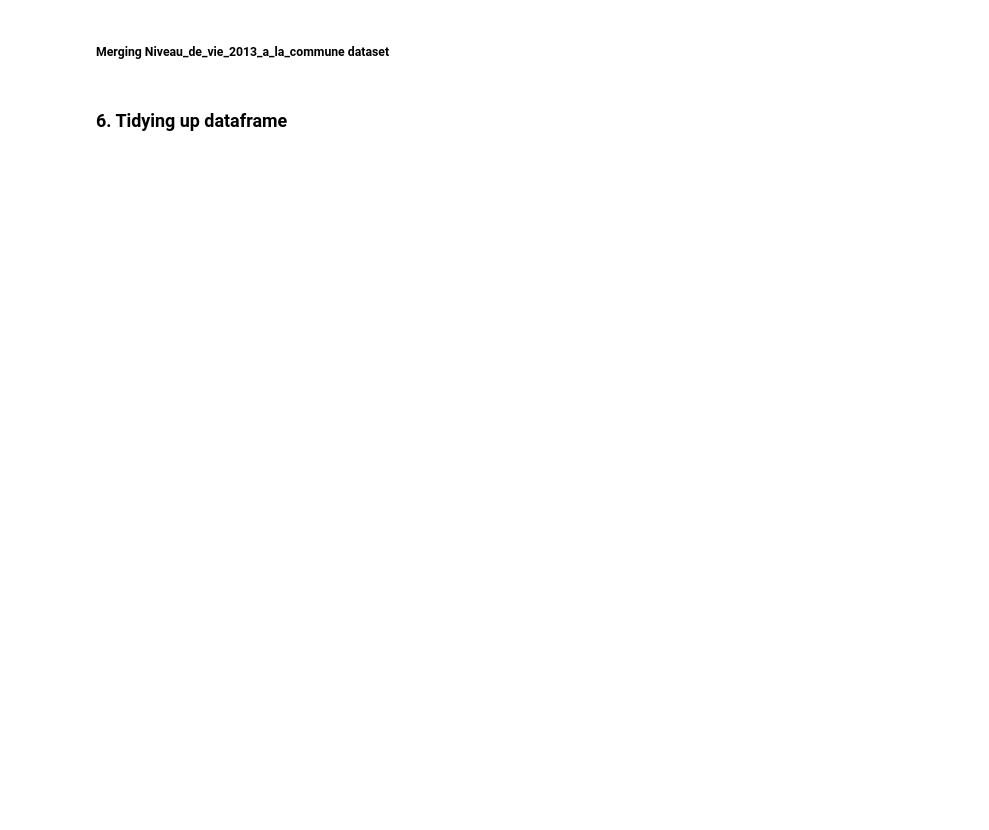
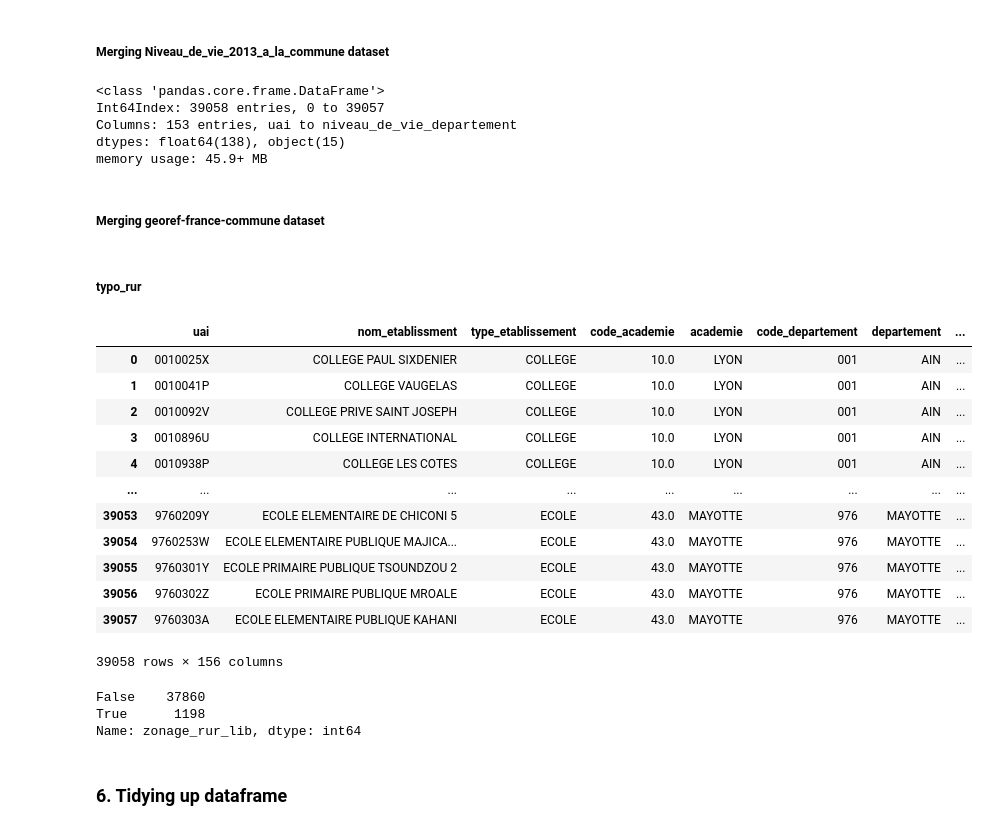
Before and after one commit to crish1eev1/indice-de-position-sociale, a Jupyter notebook: data-processing.ipynb, the cells around one changed output. Cells and saved outputs as stored; diff of their text form; code cells hidden in the pictures; blank space fills up the shorter version.

```diff
--- a/data-processing.ipynb
+++ b/data-processing.ipynb
@@ -250,0 +310,18 @@ df_raw_geolocalisation.sample(5)
+# %%
+df_raw_typo_rur['zonage_rur_lib'] = df_raw_typo_rur['zonage_rur'].map({'tr1':'rural autonome très peu dense',
+                                                                       'tr2': 'rural autonome peu dense',
+                                                                       'tr3': 'rural sous faible influence d\'un pole',
+                                                                       'tr4': 'rural sous forte influence d\'un pole',
+                                                                       'tr5': 'urbain densité intermédiaire',
+                                                                       'tr6': 'urbain dense'
+                                                                       }
+                                                                      )
+# %%
+df_raw_typo_rur['zonage_rur'] = df_raw_typo_rur['zonage_rur'].map({'tr1': 1,
+                                                                       'tr2': 2,
+                                                                       'tr3': 3,
+                                                                       'tr4': 4,
+                                                                       'tr5': 5,
+                                                                       'tr6': 6
+                                                                       }
+                                                                      )
@@ -553,6 +664,44 @@ df_master.drop(columns=['Nom Commune'],
 df_master.rename(columns = {'Niveau de vie Commune':'niveau_de_vie_commune',
                             'Niveau de vie Département':'niveau_de_vie_departement'
                             }, inplace = True)
+# %%
+df_master.info()
+# %% [output]
+<class 'pandas.core.frame.DataFrame'>
+Int64Index: 39058 entries, 0 to 39057
+Columns: 153 entries, uai to niveau_de_vie_departement
+dtypes: float64(138), object(15)
+memory usage: 45.9+ MB
+# %% [markdown]
+##### Merging georef-france-commune dataset
+# %% [markdown]
+##### typo_rur
+# %%
+df_raw_typo_rur = df_raw_typo_rur.rename(columns={'codgeo': 'code_insee_commune'})
+# %%
+df_master = df_master.join(df_raw_typo_rur.set_index('code_insee_commune'), on='code_insee_commune', how='left', rsuffix='right')
+# %%
+df_master
+# %% [output]
+|  | uai | nom_etablissment | type_etablissement | code_academie | academie | code_departement | departement | ... |
+| 0 | 0010025X | COLLEGE PAUL SIXDENIER | COLLEGE | 10.0 | LYON | 001 | AIN | ... |
+| 1 | 0010041P | COLLEGE VAUGELAS | COLLEGE | 10.0 | LYON | 001 | AIN | ... |
+| 2 | 0010092V | COLLEGE PRIVE SAINT JOSEPH | COLLEGE | 10.0 | LYON | 001 | AIN | ... |
+| 3 | 0010896U | COLLEGE INTERNATIONAL | COLLEGE | 10.0 | LYON | 001 | AIN | ... |
+| 4 | 0010938P | COLLEGE LES COTES | COLLEGE | 10.0 | LYON | 001 | AIN | ... |
+| ... | ... | ... | ... | ... | ... | ... | ... | ... |
+| 39053 | 9760209Y | ECOLE ELEMENTAIRE DE CHICONI 5 | ECOLE | 43.0 | MAYOTTE | 976 | MAYOTTE | ... |
+| 39054 | 9760253W | ECOLE ELEMENTAIRE PUBLIQUE MAJICA... | ECOLE | 43.0 | MAYOTTE | 976 | MAYOTTE | ... |
+| 39055 | 9760301Y | ECOLE PRIMAIRE PUBLIQUE TSOUNDZOU 2 | ECOLE | 43.0 | MAYOTTE | 976 | MAYOTTE | ... |
+| 39056 | 9760302Z | ECOLE PRIMAIRE PUBLIQUE MROALE | ECOLE | 43.0 | MAYOTTE | 976 | MAYOTTE | ... |
+| 39057 | 9760303A | ECOLE ELEMENTAIRE PUBLIQUE KAHANI | ECOLE | 43.0 | MAYOTTE | 976 | MAYOTTE | ... |
+39058 rows × 156 columns
+# %%
+df_master['zonage_rur_lib'].isnull().value_counts()
+# %% [output]
+False    37860
+True      1198
+Name: zonage_rur_lib, dtype: int64
 # %% [markdown]
 ### 6. Tidying up dataframe
 # %%
```
Also changed, not shown: parts of 28 cells of this notebook, 4 other files.
